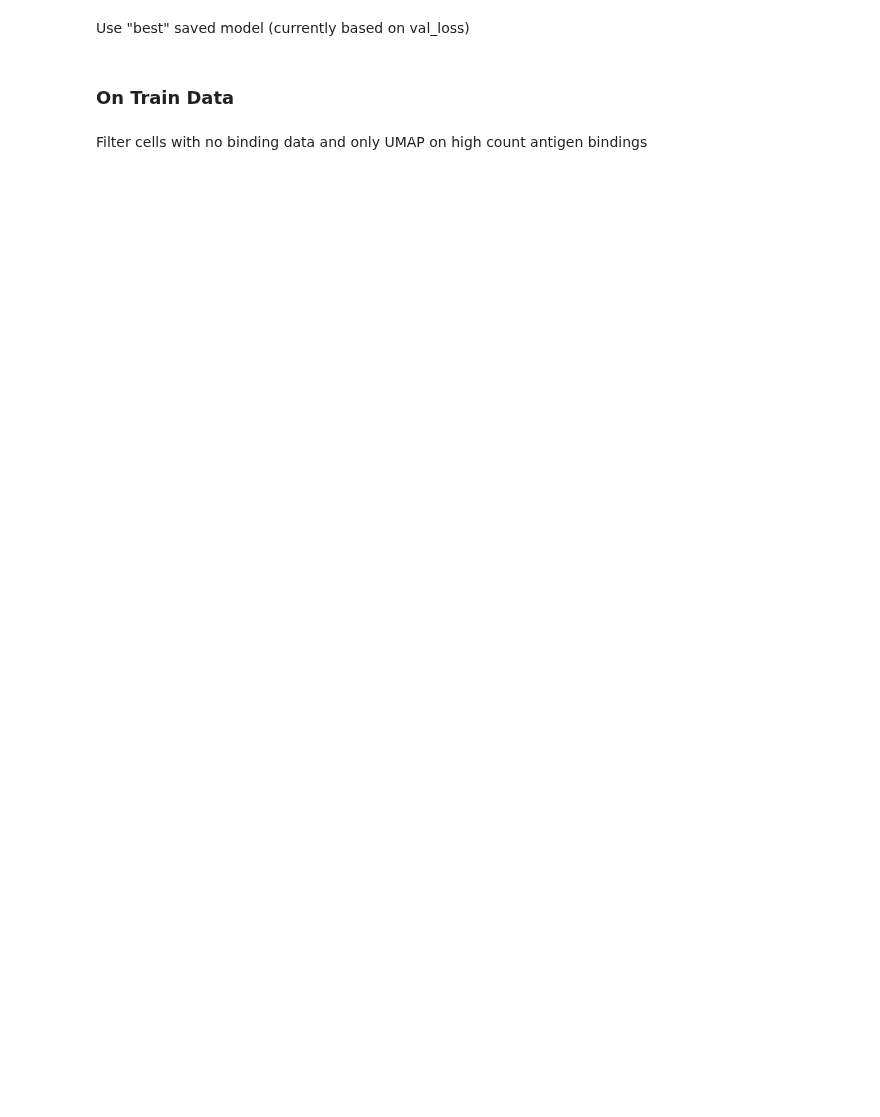
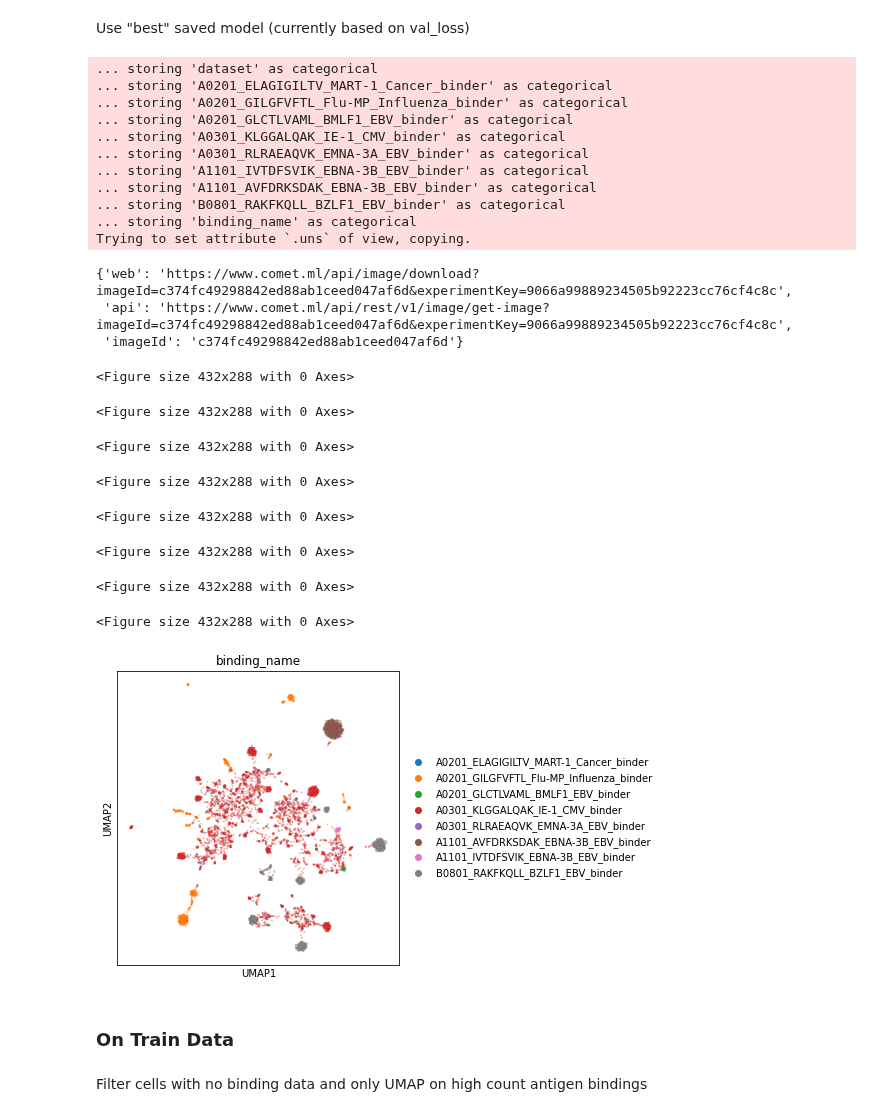
Before and after one commit to SchubertLab/mvTCR, a Jupyter notebook: experiments/10x_train.ipynb, the cells around one changed output. Drawn from its saved outputs; the diff is of its cells as text; code cells hidden in the pictures; blank space fills up the shorter version.

```diff
--- a/experiments/10x_train.ipynb
+++ b/experiments/10x_train.ipynb
@@ -203,14 +335,39 @@ z = model.get_latent(
 sc.pp.neighbors(z, use_rep='X')
 sc.tl.umap(z)
 # %%
-# plt.figure(figsize=(10,10))
 for antigen in high_antigen_count:
-    ax = sc.pl.umap(z, color=antigen, return_fig=True, alpha=0.2)
+    ax = sc.pl.umap(z, color=antigen, return_fig=True, alpha=0.3)
+    ax.tight_layout()
     experiment.log_figure(figure_name=f'val_{antigen}', figure=ax, step=model.epoch, overwrite=False)
     ax.clf()
-ax = sc.pl.umap(z, color='binding_name', return_fig=True, alpha=0.2)
+ax = sc.pl.umap(z[z.obs['binding_name'].isin(high_antigen_count)], color='binding_name', return_fig=True, alpha=0.4)
+ax.set_size_inches(8, 4.8)
+ax.tight_layout()
 experiment.log_figure(figure_name=f'val_binding_name', figure=ax, step=model.epoch, overwrite=False)
-ax.clf()
+# %% [output]
+... storing 'dataset' as categorical
+... storing 'A0201_ELAGIGILTV_MART-1_Cancer_binder' as categorical
+... storing 'A0201_GILGFVFTL_Flu-MP_Influenza_binder' as categorical
+... storing 'A0201_GLCTLVAML_BMLF1_EBV_binder' as categorical
+... storing 'A0301_KLGGALQAK_IE-1_CMV_binder' as categorical
+... storing 'A0301_RLRAEAQVK_EMNA-3A_EBV_binder' as categorical
+... storing 'A1101_IVTDFSVIK_EBNA-3B_EBV_binder' as categorical
+... storing 'A1101_AVFDRKSDAK_EBNA-3B_EBV_binder' as categorical
+... storing 'B0801_RAKFKQLL_BZLF1_EBV_binder' as categorical
+... storing 'binding_name' as categorical
+Trying to set attribute `.uns` of view, copying.
+{'web': 'https://www.comet.ml/api/image/download?imageId=c374fc49298842ed88ab1ceed047af6d&experimentKey=9066a99889234505b92223cc76cf4c8c',
+ 'api': 'https://www.comet.ml/api/rest/v1/image/get-image?imageId=c374fc49298842ed88ab1ceed047af6d&experimentKey=9066a99889234505b92223cc76cf4c8c',
+ 'imageId': 'c374fc49298842ed88ab1ceed047af6d'}
+<Figure size 432x288 with 0 Axes>
+<Figure size 432x288 with 0 Axes>
+<Figure size 432x288 with 0 Axes>
+<Figure size 432x288 with 0 Axes>
+<Figure size 432x288 with 0 Axes>
+<Figure size 432x288 with 0 Axes>
+<Figure size 432x288 with 0 Axes>
+<Figure size 432x288 with 0 Axes>
+[figure, added]
 # %% [markdown]
 ### On Train Data
 # %% [markdown]
```
Also changed, not shown: parts of 46 cells of this notebook, 9 other files.
